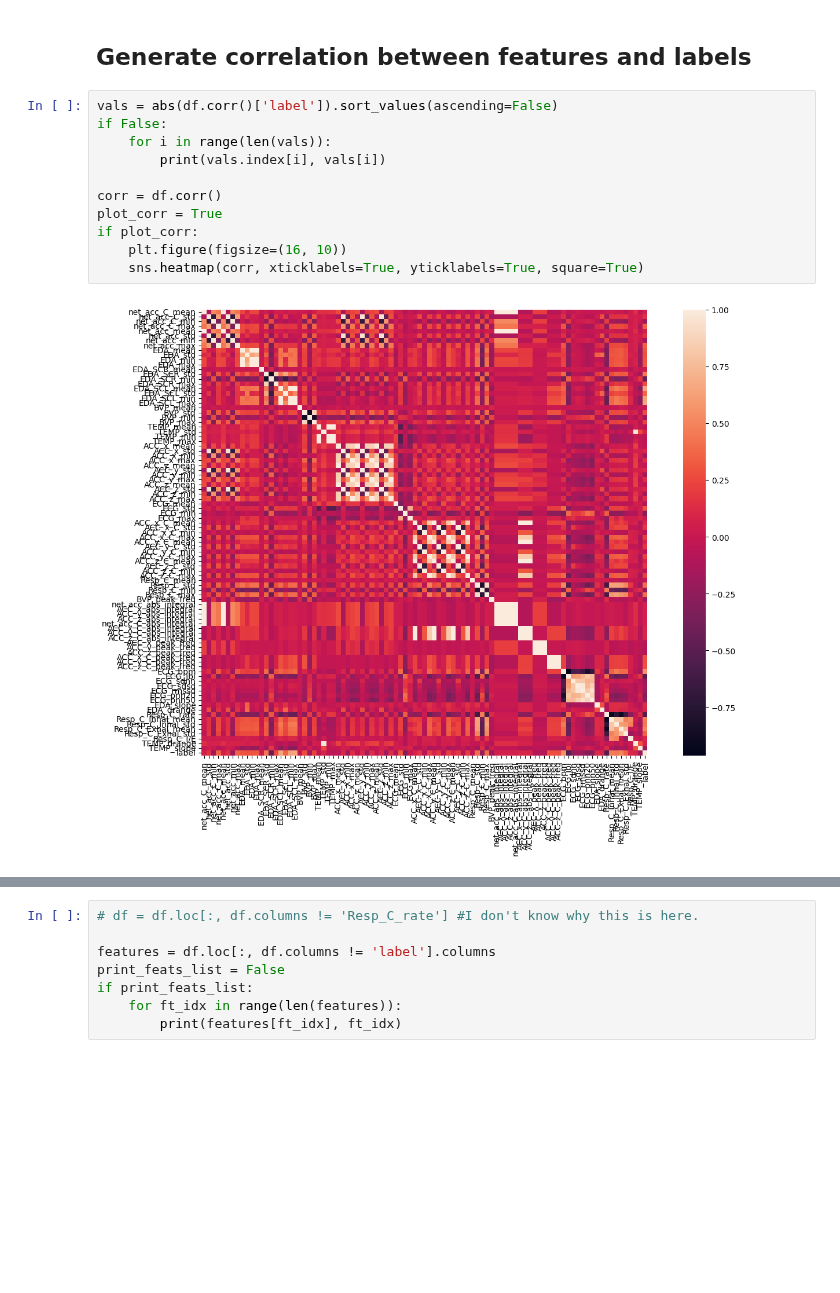
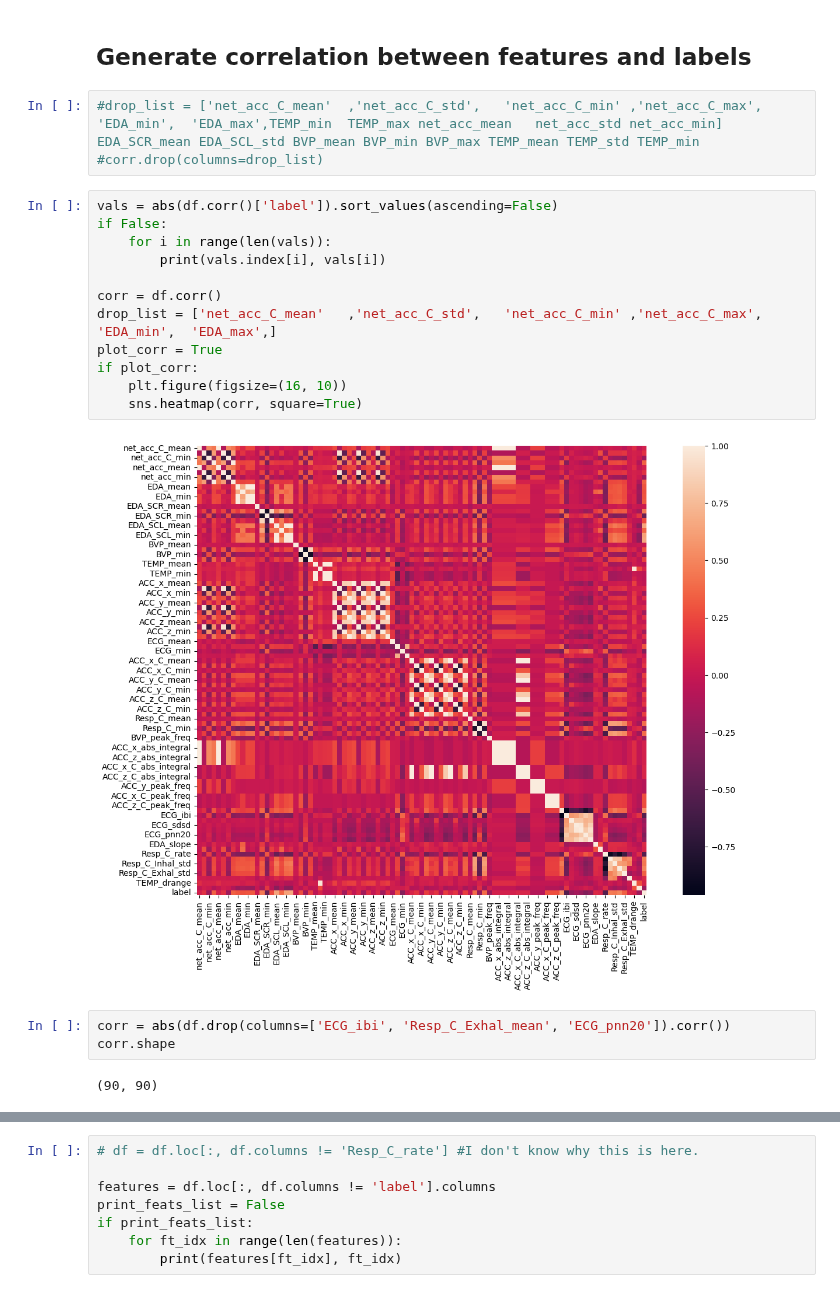
Before and after one commit to AbdulAlkurdi/anxietyFB, a Jupyter notebook: Study2.ipynb, the cells around one changed output, grey strips where cells are left out. Saved outputs shown, nothing was run; the diff lists cells and outputs as text; blank space fills up the shorter version.

```diff
--- a/Study2.ipynb
+++ b/Study2.ipynb
@@ -146,16 +147,25 @@ def read_n_reduce(path):
 df = read_n_reduce(loadPath + subject_feature_path + '/oct5_feats4.csv')
 # %% [markdown]
 ## Generate correlation between features and labels
+# %%
+#drop_list = ['net_acc_C_mean'	,'net_acc_C_std',	'net_acc_C_min'	,'net_acc_C_max', 'EDA_min',	'EDA_max',TEMP_min	TEMP_max net_acc_mean	net_acc_std	net_acc_min] EDA_SCR_mean EDA_SCL_std BVP_mean BVP_min BVP_max TEMP_mean TEMP_std TEMP_min
+#corr.drop(columns=drop_list)
 # %%
 vals = abs(df.corr()['label']).sort_values(ascending=False)
 if False:
     for i in range(len(vals)):
         print(vals.index[i], vals[i])
 
 corr = df.corr()
+drop_list = ['net_acc_C_mean'	,'net_acc_C_std',	'net_acc_C_min'	,'net_acc_C_max', 'EDA_min',	'EDA_max',]
 plot_corr = True
 if plot_corr:
     plt.figure(figsize=(16, 10))
-    sns.heatmap(corr, xticklabels=True, yticklabels=True, square=True)
+    sns.heatmap(corr, square=True)
 # %% [output]
-[figure, old version]
+[figure, new version]
+# %%
+corr = abs(df.drop(columns=['ECG_ibi', 'Resp_C_Exhal_mean', 'ECG_pnn20']).corr())
+corr.shape
+# %% [output]
+(90, 90)
```
Also changed, not shown: parts of 47 cells of this notebook, 27 other files.
